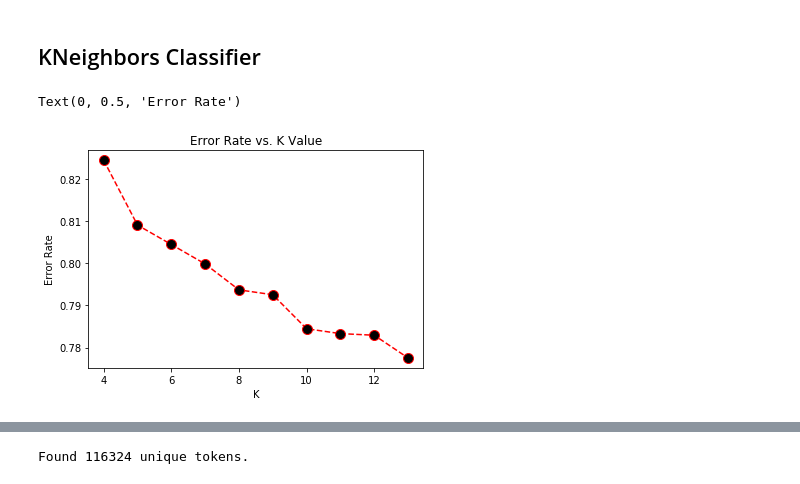
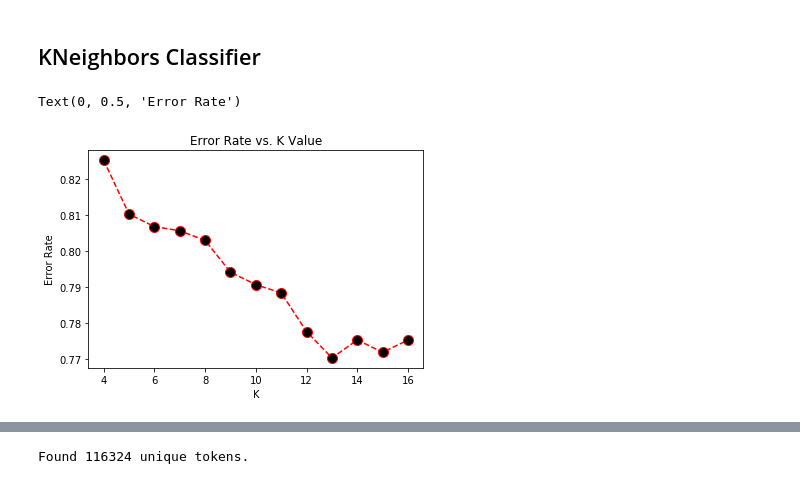
Before and after one commit to rachelvpeng/cs440, a Jupyter notebook: final.ipynb, the cells around one changed output, grey strips where cells are left out. Cells and saved outputs as stored; diff of their text form; code cells hidden in the pictures.

```diff
--- a/final.ipynb
+++ b/final.ipynb
@@ -145,7 +142,7 @@ plt.show()
 # Preprocessing
 # %%
 # Function to clean text data
-def cleaner(text, stop):
+def cleaner(text):
     stemmer = PorterStemmer()
     text = text.replace('|||', ' ')
     text = re.sub(r'\bhttps?:\/\/.*?[\r\n]*? ', 'URL ', text, flags=re.MULTILINE)
@@ -188,7 +185,8 @@ print(stop_rev)
 # %% [output]
 ['i', 'me', 'my', 'myself', 'we', 'our', 'ours', 'ourselves', 'you', "you're", "you've", "you'll", "you'd", 'your', 'yours', 'yourself', 'yourselves', 'he', 'him', 'his', 'himself', 'she', "she's", 'h ...
 # %%
-# Run CountVectorizer on posts
+# Run a final CountVectorizer on posts to include cleaning preprocessor arguments
+posts = df_working['posts'].copy()
 cv = CountVectorizer(preprocessor=cleaner, stop_words=stop_rev, ngram_range=(1,2), max_features=1000)
 cv.fit_transform(posts)
 
@@ -284,19 +282,19 @@ weighted avg       0.17      0.27      0.19      2603
 # %%
 # Search for the optimal number of neighbors to use
 error_rate = []
 
-for i in range(4, 14):
+for i in range(4, 17):
     knn_lc = KNeighborsClassifier(n_neighbors = i)
     knn_lc.fit(xTrain_tsvd, yTrain)
 
     pred_i = knn_lc.predict(xTest_tsvd)
     error_rate.append(np.mean(pred_i != yTest))
 
-plt.plot(range(4, 14), error_rate, color = 'red', linestyle = 'dashed', marker = 'o', markerfacecolor = 'black', markersize = 10)
+plt.plot(range(4, 17), error_rate, color = 'red', linestyle = 'dashed', marker = 'o', markerfacecolor = 'black', markersize = 10)
 plt.title('Error Rate vs. K Value')
+plt.ylabel('Error Rate')
 plt.xlabel('K')
-plt.ylabel('Error Rate')
 # %% [output]
 Text(0, 0.5, 'Error Rate')
-[figure, old version]
+[figure, new version]
 # %%
```
Also changed, not shown: parts of 21 cells of this notebook.
